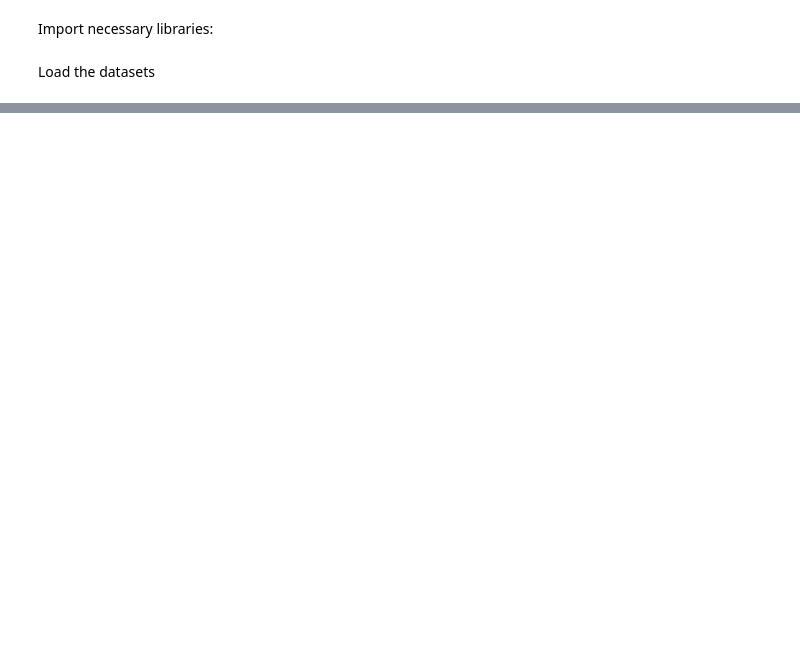
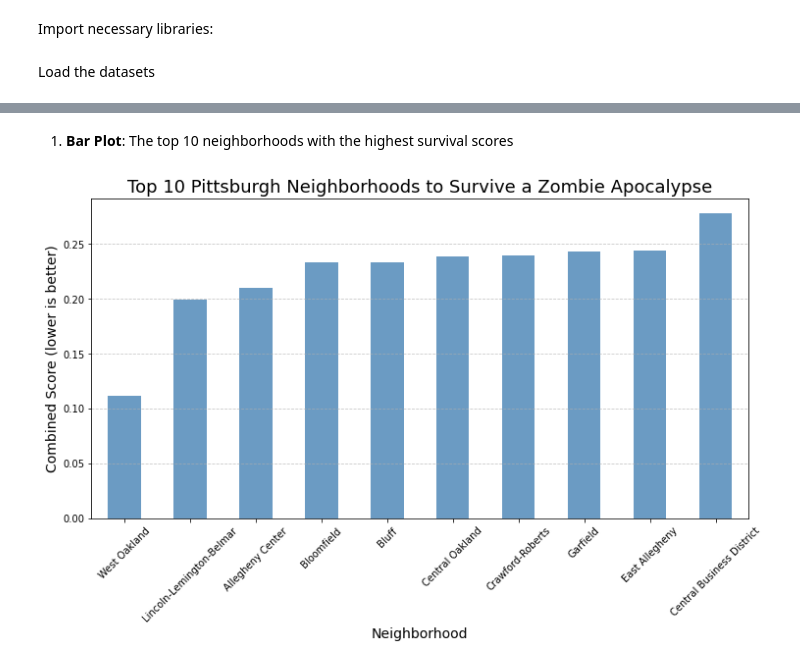
Before and after one commit to vaageeshadas/Best-Neighborhood-Zombie-Apocalypse-Edition, a Jupyter notebook: Hospital and Primary Care/Hosipital_PrimaryCare.ipynb, the cells around one changed output, grey strips where cells are left out. Drawn from its saved outputs; the diff is of its cells as text; code cells hidden in the pictures; blank space fills up the shorter version.

Commit message:
The first version of Hospital and Primary Care Surverival Rank.

```diff
--- a/Hospital and Primary Care/Hosipital_PrimaryCare.ipynb
+++ b/Hospital and Primary Care/Hosipital_PrimaryCare.ipynb
@@ -80,0 +102,4 @@ print(pittsburgh_neighborhood_data.head())
+# %%
+hospitals = hospitals.dropna(subset=["Latitude", "Longitude"])
+primary_care_pittsburgh = primary_care_pittsburgh.dropna(subset=["Latitude", "Longitude"])
+neighborhoods = neighborhoods.dropna(subset=["intptlat10", "intptlon10"])
@@ -80,0 +108,2 @@ print(pittsburgh_neighborhood_data.head())
+# %%
+primary_care_pittsburgh = primary_care[primary_care["PRACTICE_CITY"] == "Pittsburgh"]
@@ -80,0 +162,3 @@ print(pittsburgh_neighborhood_data.head())
+# %%
+neighborhoods["nearest_hospital_distance"] = neighborhoods.apply(lambda row: find_nearest_facility((float(row["intptlat10"]), float(row["intptlon10"])), hospitals), axis=1)
+neighborhoods["nearest_primary_care_distance"] = neighborhoods.apply(lambda row: find_nearest_facility((float(row["intptlat10"]), float(row["intptlon10"])), primary_care_pittsburgh), axis=1)
@@ -80,0 +179,9 @@ print(pittsburgh_neighborhood_data.head())
+# %%
+# Calculate a combined score (you can adjust weights as needed)
+neighborhoods["combined_score"] = neighborhoods["nearest_hospital_distance"] * 0.5 + neighborhoods["nearest_primary_care_distance"] * 0.5
+
+# Sort the neighborhoods by the combined score in ascending order (lower score is better)
+sorted_neighborhoods = neighborhoods.sort_values(by="combined_score", ascending=True)
+
+# Print the top 10 neighborhoods
+print(sorted_neighborhoods[["neighbor", "nearest_hospital_distance", "nearest_primary_care_distance", "combined_score"]].head(10))
@@ -80,0 +227,27 @@ print(pittsburgh_neighborhood_data.head())
+# %% [markdown]
+1. **Bar Plot**: The top 10 neighborhoods with the highest survival scores
+# %%
+# Extract the top 10 neighborhoods
+top_neighborhoods = sorted_neighborhoods.head(10)
+
+# Set the index of the DataFrame to the 'hood' column to use neighborhood names as labels
+top_neighborhoods = top_neighborhoods.set_index("hood")
+
+# Plot the combined scores for the top 10 neighborhoods
+ax = top_neighborhoods["combined_score"].plot(kind='bar', figsize=(12, 6), color='steelblue', alpha=0.8)
+
+# Set the title and labels
+ax.set_title("Top 10 Pittsburgh Neighborhoods to Survive a Zombie Apocalypse", fontsize=18)
+ax.set_xlabel("Neighborhood", fontsize=14)
+ax.set_ylabel("Combined Score (lower is better)", fontsize=14)
+
+# Customize the ticks
+ax.tick_params(axis="x", labelsize=10, rotation=45)
+
+# Add the grid
+ax.grid(axis="y", linestyle="--", alpha=0.7)
+
+# Display the plot
+plt.show()
+# %% [output]
+[figure, added]
```
Also changed, not shown: parts of 21 cells of this notebook, 4 other files.
